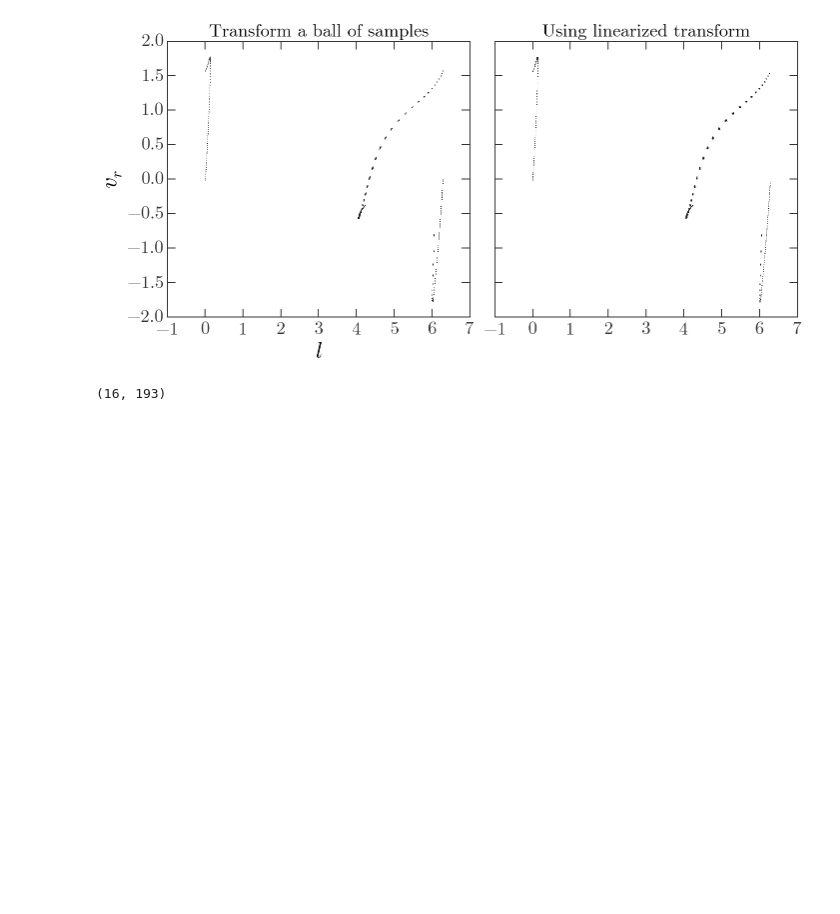
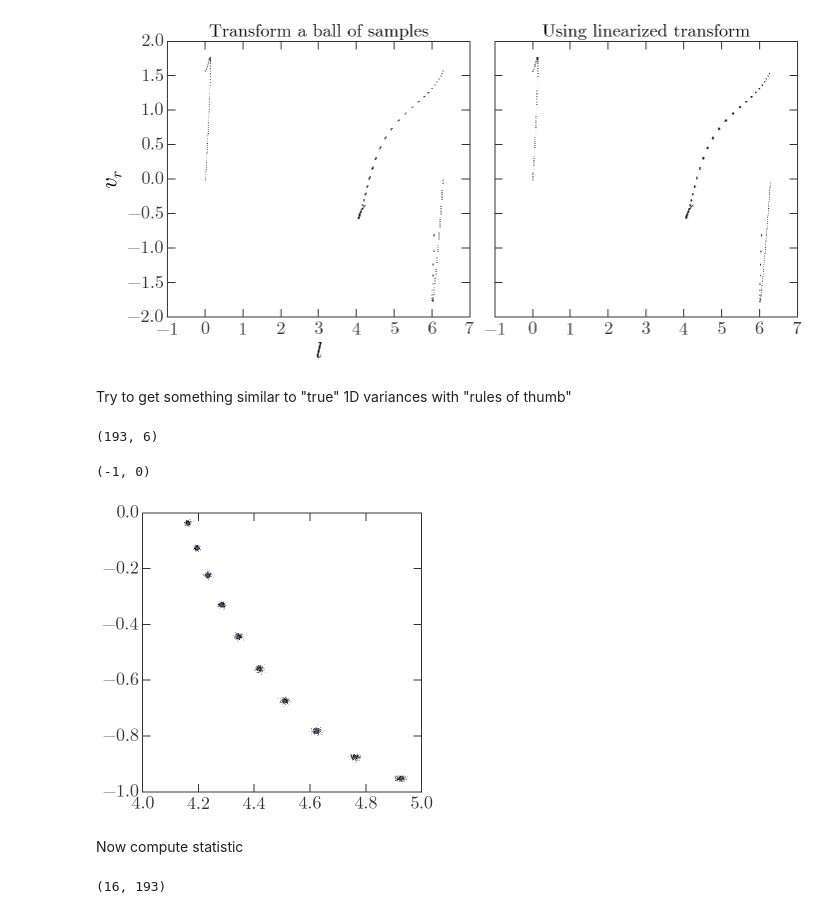
Before and after one commit to adrn/KingKong, a Jupyter notebook: notebooks/MockData.ipynb, the cells around one changed output. Cells and saved outputs as stored; diff of their text form; code cells hidden in the pictures; blank space fills up the shorter version.

```diff
--- a/notebooks/MockData.ipynb
+++ b/notebooks/MockData.ipynb
@@ -51,7 +51,9 @@ V_obs = V_obs**2.
 
 Y_obs = np.random.normal(Y_obs, np.sqrt(V_obs))
 # %%
-VX = (np.array([0.01,0.01,0.01,0.001,0.001,0.001])*1.)**2
+xspread = 0.01
+vspread = 0.001
+VX = (np.array([xspread,xspread,xspread,vspread,vspread,vspread])*1.)**2
 rootVX = np.sqrt(VX)
 Xspread = np.random.normal(mock.X, np.sqrt(VX), size=(256,)+mock.X.shape)
 # %%
@@ -89,3 +91,10 @@ for (xl,yl),(ix1,ix2) in zip(labels, idxs):
 [figure]
 [figure]
 [figure]
+# %% [markdown]
+Try to get something similar to "true" 1D variances with "rules of thumb"
+# %%
+sigmas = np.std(Yspread, axis=0)
+sigmas.shape
+# %% [output]
+(193, 6)
@@ -92,3 +105,14 @@ for (xl,yl),(ix1,ix2) in zip(labels, idxs):
+# %%
+pl.figure(figsize=(5,5))
+pl.plot(Yspread[...,0].ravel(), Yspread[...,1].ravel(), marker=',', ls='none')
+pl.plot(Y[:,0], Y[:,1], ls='none')
+pl.xlim(4,5)
+pl.ylim(-1,0)
+# %% [output]
+(-1, 0)
+[figure, added]
+# %% [markdown]
+Now compute statistic
 # %%
 chisq_nk = np.sum(((Y[None] - Y_obs[:,None])**2.) / (VY[None] + V_obs[:,None]), axis=-1)
 chisq_nk.shape
```
Also changed, not shown: parts of 1 cell of this notebook, 1 other file.
